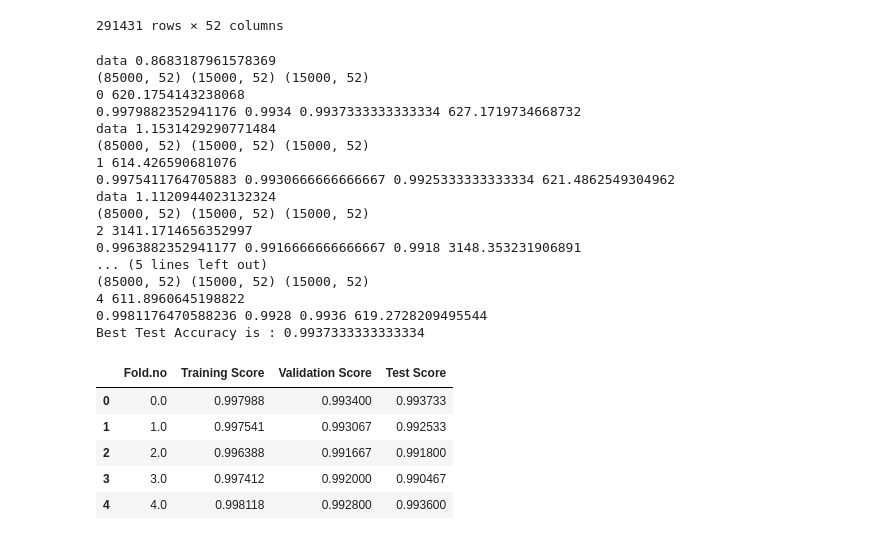
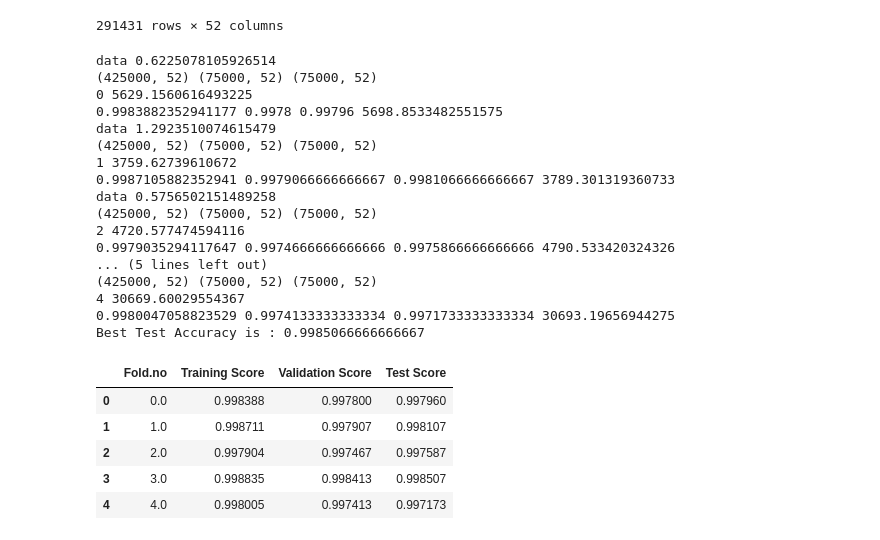
Before and after one commit to vivekmadhavaram/SMAI-Project---Team-30, a Jupyter notebook: Adaboost.ipynb, the cells around one changed output. Drawn from its saved outputs; the diff is of its cells as text; code cells hidden in the pictures.

```diff
--- a/Adaboost.ipynb
+++ b/Adaboost.ipynb
@@ -120,65 +120,65 @@ for i in range(5):
     data_x,data_y,v_x,v_y=data(i)
     print("data",(time.time() - start_time))
     temp=pd.concat([data_x,data_y], axis=1)
-    temp=temp.sample(n=85000)
+    temp=temp.sample(n=425000)
     data_x=temp[temp.columns[:-1]]
     data_y=temp[temp.columns[-1]]
     temp=pd.concat([v_x,v_y], axis=1)
-    temp=temp.sample(n=15000)
+    temp=temp.sample(n=75000)
     v_x=temp[temp.columns[:-1]]
     v_y=temp[temp.columns[-1]]
     temp=pd.concat([X_test,y_test], axis=1)
-    temp=temp.sample(n=15000)
+    temp=temp.sample(n=75000)
     x3=temp[temp.columns[:-1]]
     y3=temp[temp.columns[-1]]
     print(data_x.shape,v_x.shape,x3.shape)
-    #x1=pca.fit_transform(data_x)
-    #x2=pca.fit_transform(v_x)
-    #x3=pca.fit_transform(x3)
-    #print("PCA",(time.time() - start_time))
-    #x1=pd.DataFrame(x1)
-    #x2=pd.DataFrame(x2)
-    #x3=pd.DataFrame(x3)
+#     x1=pca.fit_transform(data_x)
+#     x2=pca.fit_transform(v_x)
+#     x3=pca.fit_transform(x3)
+#     print("PCA",(time.time() - start_time))
+#     x1=pd.DataFrame(x1)
+#     x2=pd.DataFrame(x2)
+#     x3=pd.DataFrame(x3)
 
     y_tr=list(data_y)
     base = DecisionTreeClassifier(max_depth=9)
-    classifier = AdaBoostClassifier(base_estimator=base,n_estimators=50)
-    classifier.fit(data_x, y_tr)
+    classifier = AdaBoostClassifier(base_estimator=base,n_estimators=100)
+    classifier.fit(data_x, data_y)
     print(i,(time.time() - start_time))
     vy_pred = classifier.predict(v_x)
     sc2=accuracy_score(v_y, vy_pred)
     try_pred = classifier.predict(data_x)
     sc1=accuracy_score(data_y, try_pred)
     tey_pred = classifier.predict(x3)
     sc3=accuracy_score(y3, tey_pred)
     classifiers.append(classifier)
     print(sc1,sc2,sc3,(time.time() - start_time))
     scores.loc[len(scores)]=[i,sc1,sc2,sc3]
 print("Best Test Accuracy is :", max(scores['Test Score']))
 scores
 # %% [output]
-data 0.8683187961578369
-(85000, 52) (15000, 52) (15000, 52)
-0 620.1754143238068
-0.9979882352941176 0.9934 0.9937333333333334 627.1719734668732
-data 1.1531429290771484
-(85000, 52) (15000, 52) (15000, 52)
-1 614.426590681076
-0.9975411764705883 0.9930666666666667 0.9925333333333334 621.4862549304962
-data 1.1120944023132324
-(85000, 52) (15000, 52) (15000, 52)
-2 3141.1714656352997
-0.9963882352941177 0.9916666666666667 0.9918 3148.353231906891
+data 0.6225078105926514
+(425000, 52) (75000, 52) (75000, 52)
+0 5629.1560616493225
+0.9983882352941177 0.9978 0.99796 5698.8533482551575
+data 1.2923510074615479
+(425000, 52) (75000, 52) (75000, 52)
+1 3759.62739610672
+0.9987105882352941 0.9979066666666667 0.9981066666666667 3789.301319360733
+data 0.5756502151489258
+(425000, 52) (75000, 52) (75000, 52)
+2 4720.577474594116
+0.9979035294117647 0.9974666666666666 0.9975866666666666 4790.533420324326
 ... (5 lines left out)
-(85000, 52) (15000, 52) (15000, 52)
-4 611.8960645198822
-0.9981176470588236 0.9928 0.9936 619.2728209495544
-Best Test Accuracy is : 0.9937333333333334
+(425000, 52) (75000, 52) (75000, 52)
+4 30669.60029554367
+0.9980047058823529 0.9974133333333334 0.9971733333333334 30693.19656944275
+Best Test Accuracy is : 0.9985066666666667
 |  | Fold.no | Training Score | Validation Score | Test Score |
-| 0 | 0.0 | 0.997988 | 0.993400 | 0.993733 |
-| 1 | 1.0 | 0.997541 | 0.993067 | 0.992533 |
-| 2 | 2.0 | 0.996388 | 0.991667 | 0.991800 |
-| 3 | 3.0 | 0.997412 | 0.992000 | 0.990467 |
-| 4 | 4.0 | 0.998118 | 0.992800 | 0.993600 |
+| 0 | 0.0 | 0.998388 | 0.997800 | 0.997960 |
+| 1 | 1.0 | 0.998711 | 0.997907 | 0.998107 |
+| 2 | 2.0 | 0.997904 | 0.997467 | 0.997587 |
+| 3 | 3.0 | 0.998835 | 0.998413 | 0.998507 |
+| 4 | 4.0 | 0.998005 | 0.997413 | 0.997173 |
 # %%
 from sklearn.metrics import confusion_matrix
```
Also changed, not shown: parts of 1 cell of this notebook.
